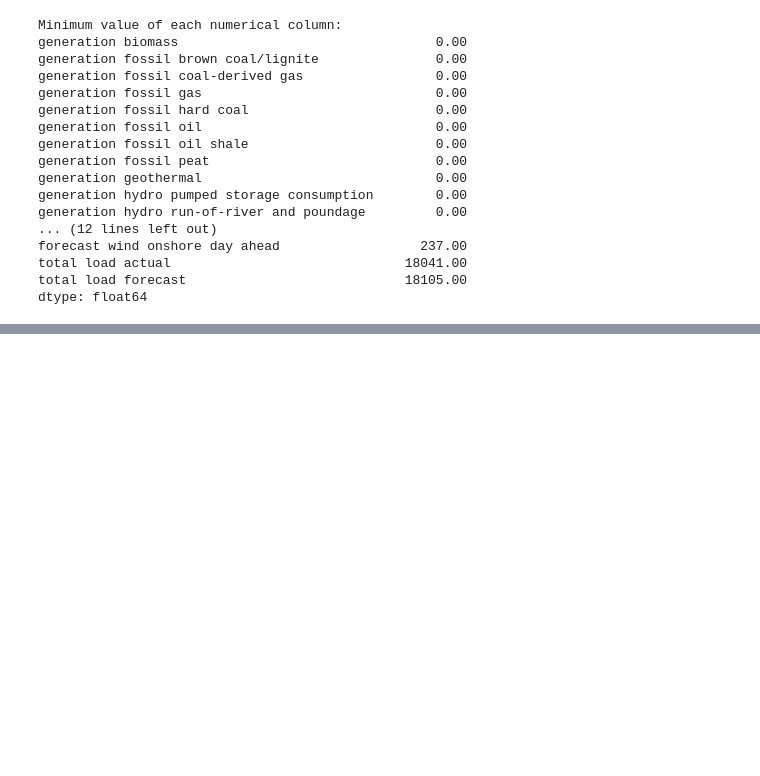
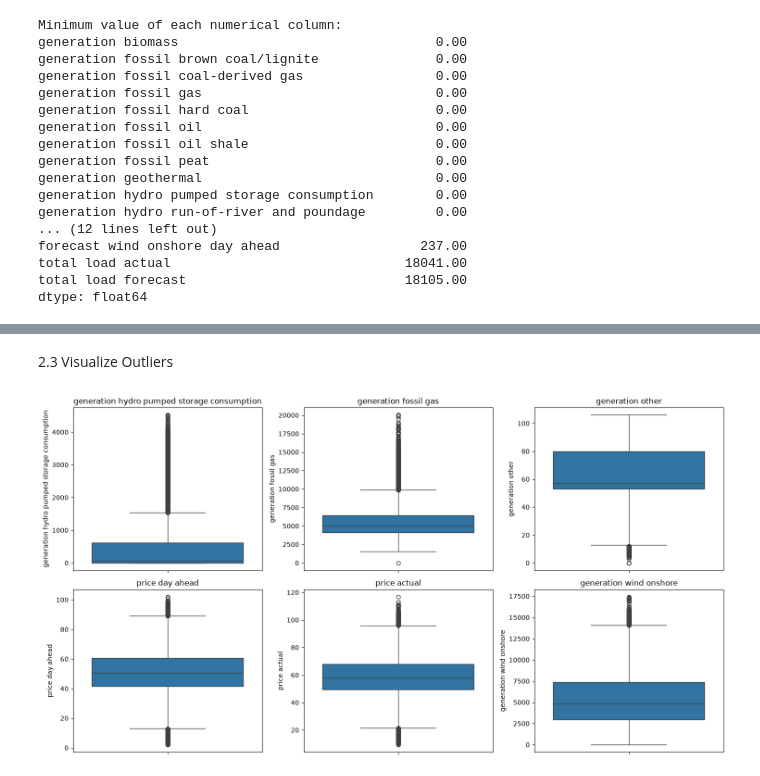
Before and after one commit to nguyenminhhieu108/Assignment_ls2, a Jupyter notebook: main.ipynb, the cells around one changed output, grey strips where cells are left out. Saved outputs shown, nothing was run; the diff lists cells and outputs as text; code cells hidden in the pictures; blank space fills up the shorter version.

Commit message:
upload full handling outliers

```diff
--- a/main.ipynb
+++ b/main.ipynb
@@ -429,0 +438,6 @@ Sau khi phân tích các mẫu giá trị thiếu, phương pháp nội suy tuy
+# %%
+numeric_cols = energy_clean.select_dtypes(include=np.number).columns
+
+print("Number of numerical variables:", len(numeric_cols))
+print("\nNumerical variables:")
+print(numeric_cols.tolist())
@@ -429,0 +472,6 @@ Sau khi phân tích các mẫu giá trị thiếu, phương pháp nội suy tuy
+# %%
+weather_numeric_cols = weather.select_dtypes(include=np.number).columns
+
+print("Number of numerical variables:", len(weather_numeric_cols))
+print("\nNumerical variables:")
+print(weather_numeric_cols.tolist())
@@ -429,0 +606,34 @@ Sau khi phân tích các mẫu giá trị thiếu, phương pháp nội suy tuy
+# %% [markdown]
+2.3 Visualize Outliers
+# %%
+energy_outlier_cols = [
+    'generation hydro pumped storage consumption',
+    'generation fossil gas',
+    'generation other',
+    'price day ahead',
+    'price actual',
+    'generation wind onshore'
+]
+
+weather_outlier_cols = [
+    'pressure',
+    'wind_speed',
+    'rain_1h',
+    'rain_3h',
+    'snow_3h'
+]
+# %%
+# Vẽ bảng energy outliers
+fig, axes = plt.subplots(
+    2, 3,
+    figsize=(15, 8)
+)
+
+for ax, col in zip(axes.flatten(), energy_outlier_cols):
+    sns.boxplot(y=energy_clean[col], ax=ax)
+    ax.set_title(col)
+
+plt.tight_layout()
+plt.show()
+# %% [output]
+[figure, added]
```
Also changed, not shown: parts of 43 cells of this notebook.
